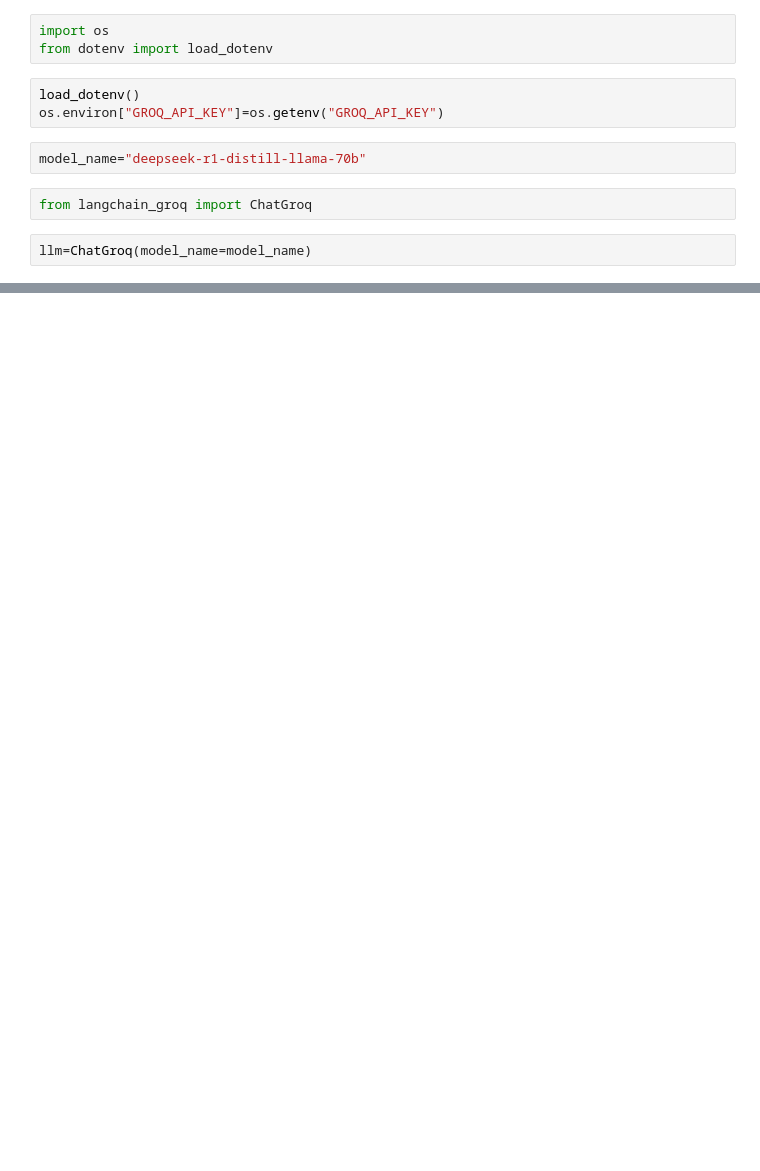
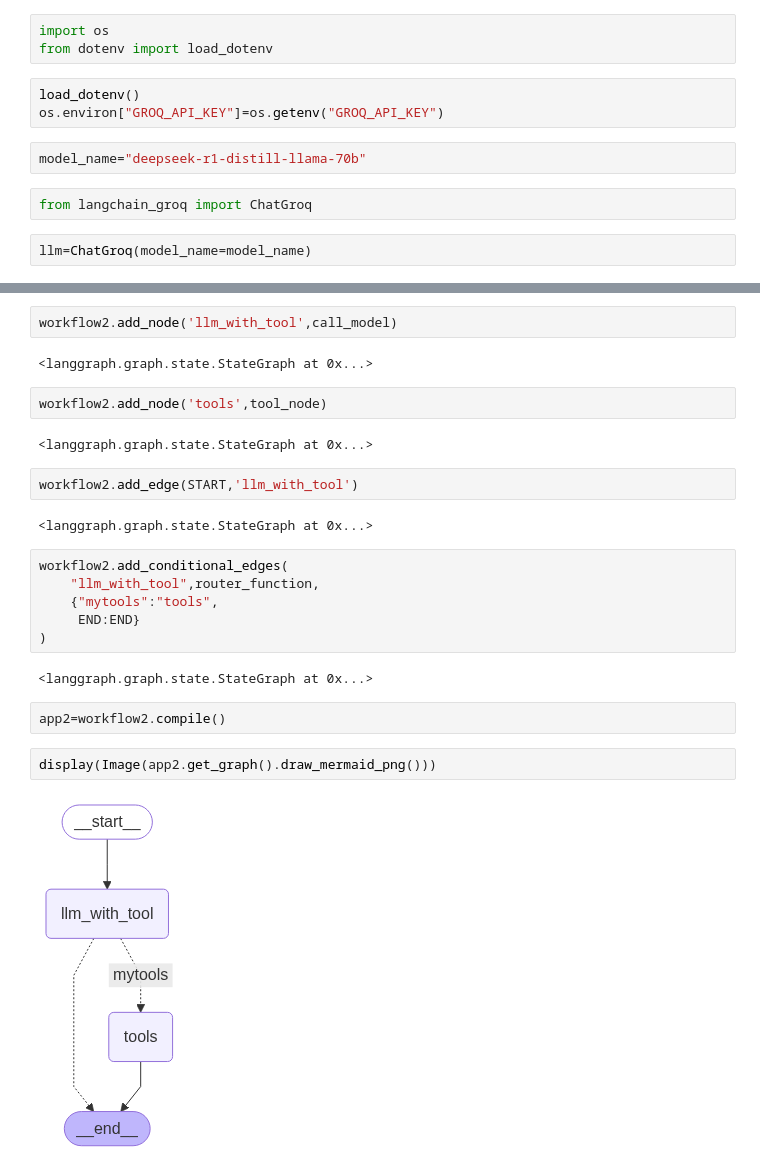
Before and after one commit to tapaskumarpaul84/AgenticAILearning, a Jupyter notebook: 05_Langgraph/langgraph_cls3_toolcalling.ipynb, the cells around one changed output, grey strips where cells are left out. Saved outputs shown, nothing was run; the diff lists cells and outputs as text; blank space fills up the shorter version.

```diff
--- a/05_Langgraph/langgraph_cls3_toolcalling.ipynb
+++ b/05_Langgraph/langgraph_cls3_toolcalling.ipynb
@@ -31,0 +160,26 @@ from langgraph.graph import Graph
+# %%
+workflow2.add_node('llm_with_tool',call_model)
+# %% [output]
+<langgraph.graph.state.StateGraph at 0x...>
+# %%
+workflow2.add_node('tools',tool_node)
+# %% [output]
+<langgraph.graph.state.StateGraph at 0x...>
+# %%
+workflow2.add_edge(START,'llm_with_tool')
+# %% [output]
+<langgraph.graph.state.StateGraph at 0x...>
+# %%
+workflow2.add_conditional_edges(
+    "llm_with_tool",router_function,
+    {"mytools":"tools",
+     END:END}
+)
+# %% [output]
+<langgraph.graph.state.StateGraph at 0x...>
+# %%
+app2=workflow2.compile()
+# %%
+display(Image(app2.get_graph().draw_mermaid_png()))
+# %% [output]
+[figure, added]
```
Also changed, not shown: parts of 57 cells of this notebook, 2 other files.
